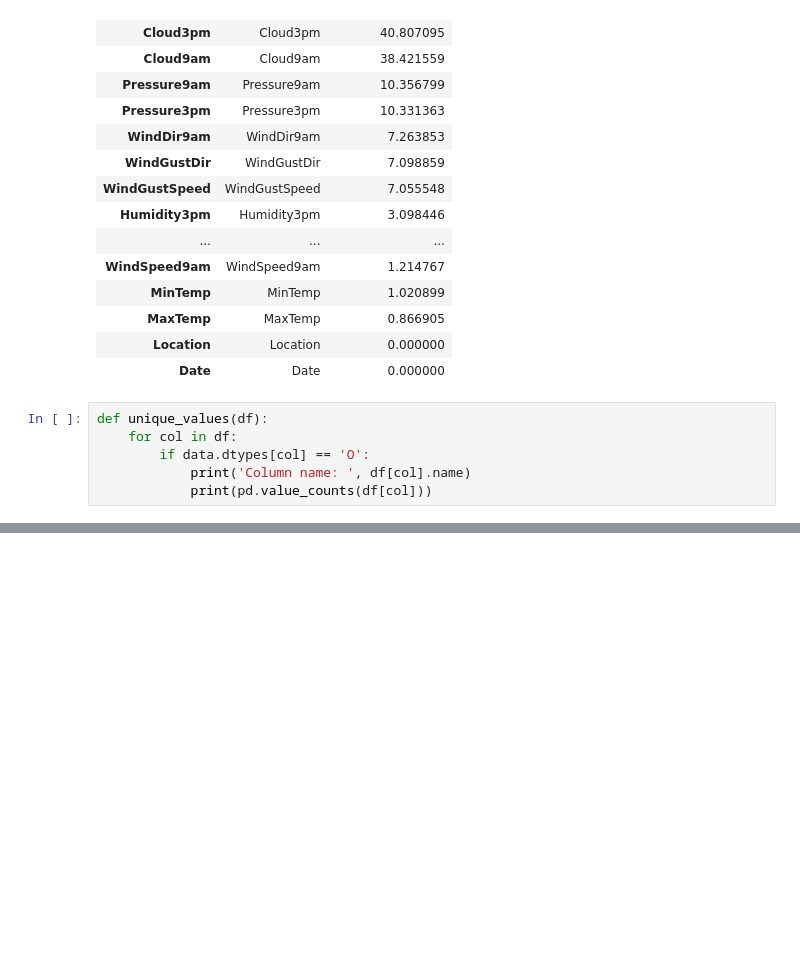
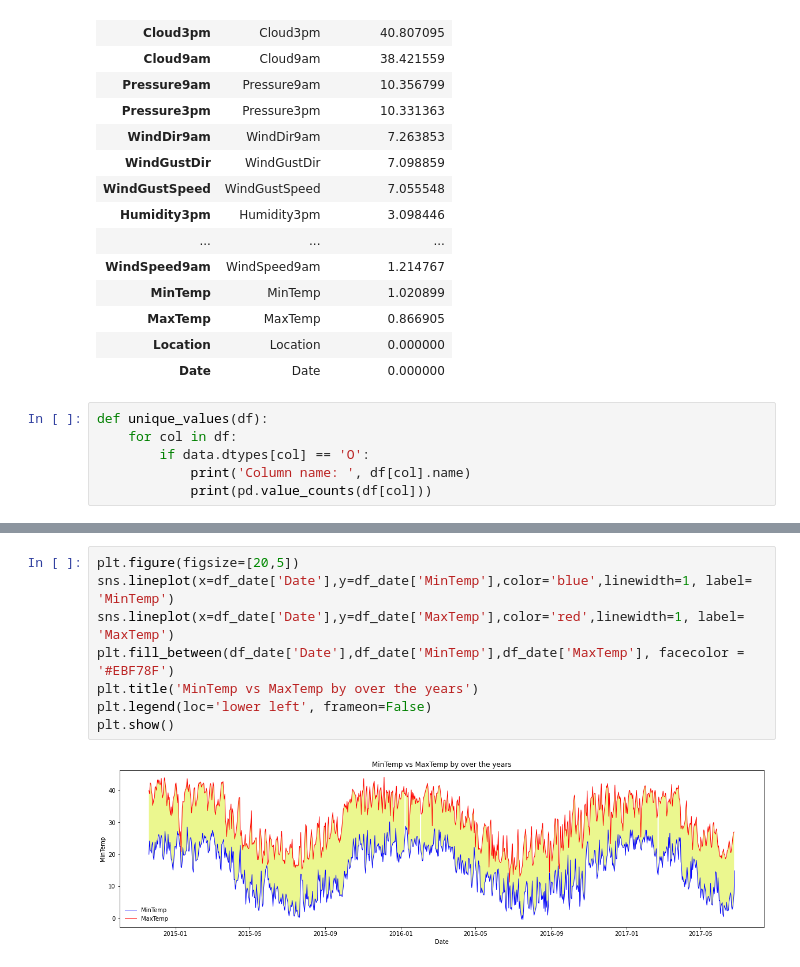
Before and after one commit to shoumikgoswami/UCDPA_shoumikgoswami, a Jupyter notebook: Rainfall prediction/Rainfall prediction.ipynb, the cells around one changed output, grey strips where cells are left out. Cells and saved outputs as stored; diff of their text form; blank space fills up the shorter version.

```diff
--- a/Rainfall prediction/Rainfall prediction.ipynb
+++ b/Rainfall prediction/Rainfall prediction.ipynb
@@ -115,0 +146,10 @@ count_plotter(data)
+# %%
+plt.figure(figsize=[20,5])
+sns.lineplot(x=df_date['Date'],y=df_date['MinTemp'],color='blue',linewidth=1, label= 'MinTemp')
+sns.lineplot(x=df_date['Date'],y=df_date['MaxTemp'],color='red',linewidth=1, label= 'MaxTemp')
+plt.fill_between(df_date['Date'],df_date['MinTemp'],df_date['MaxTemp'], facecolor = '#EBF78F')
+plt.title('MinTemp vs MaxTemp by over the years')
+plt.legend(loc='lower left', frameon=False)
+plt.show()
+# %% [output]
+[figure, added]
```
Also changed, not shown: parts of 36 cells of this notebook, 1 other file.
